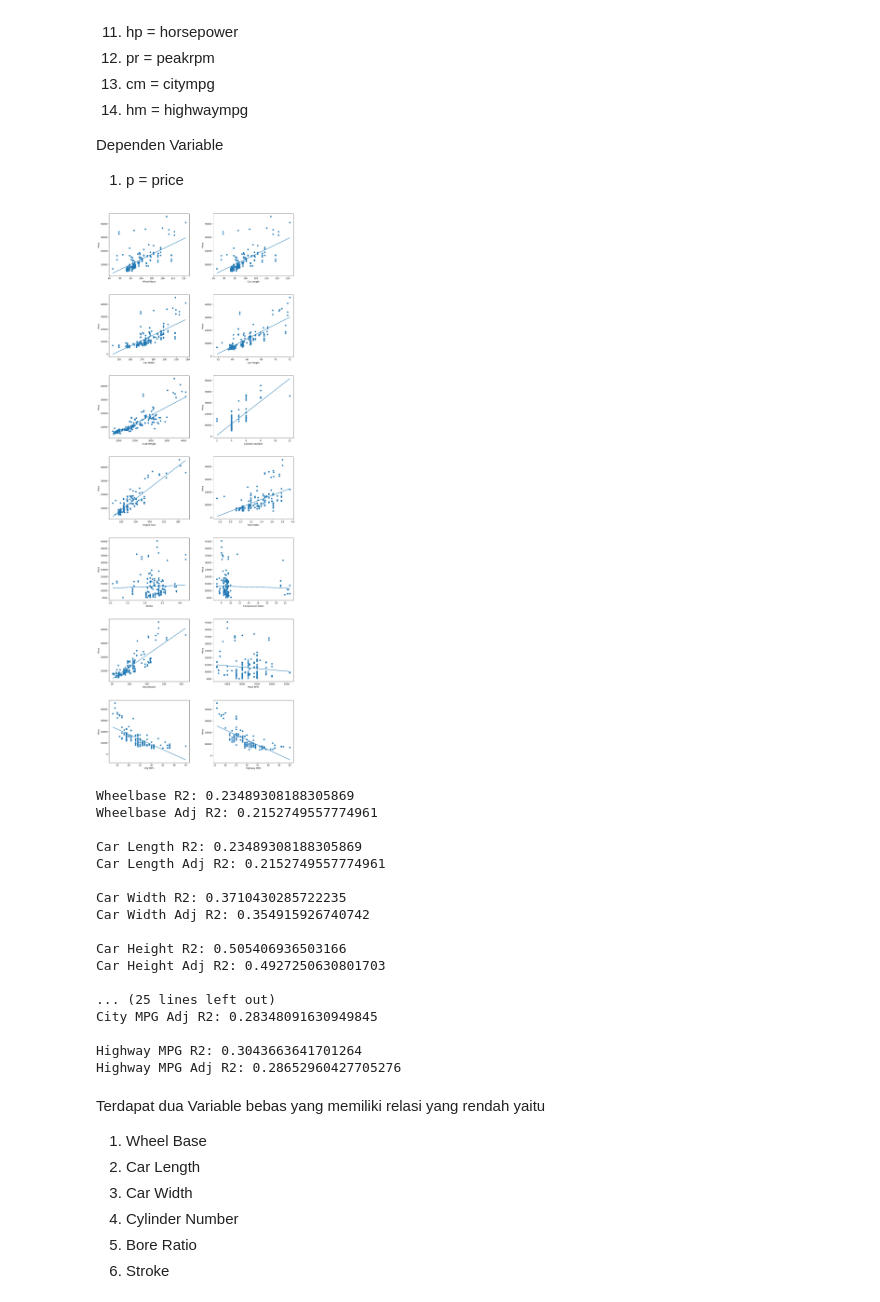
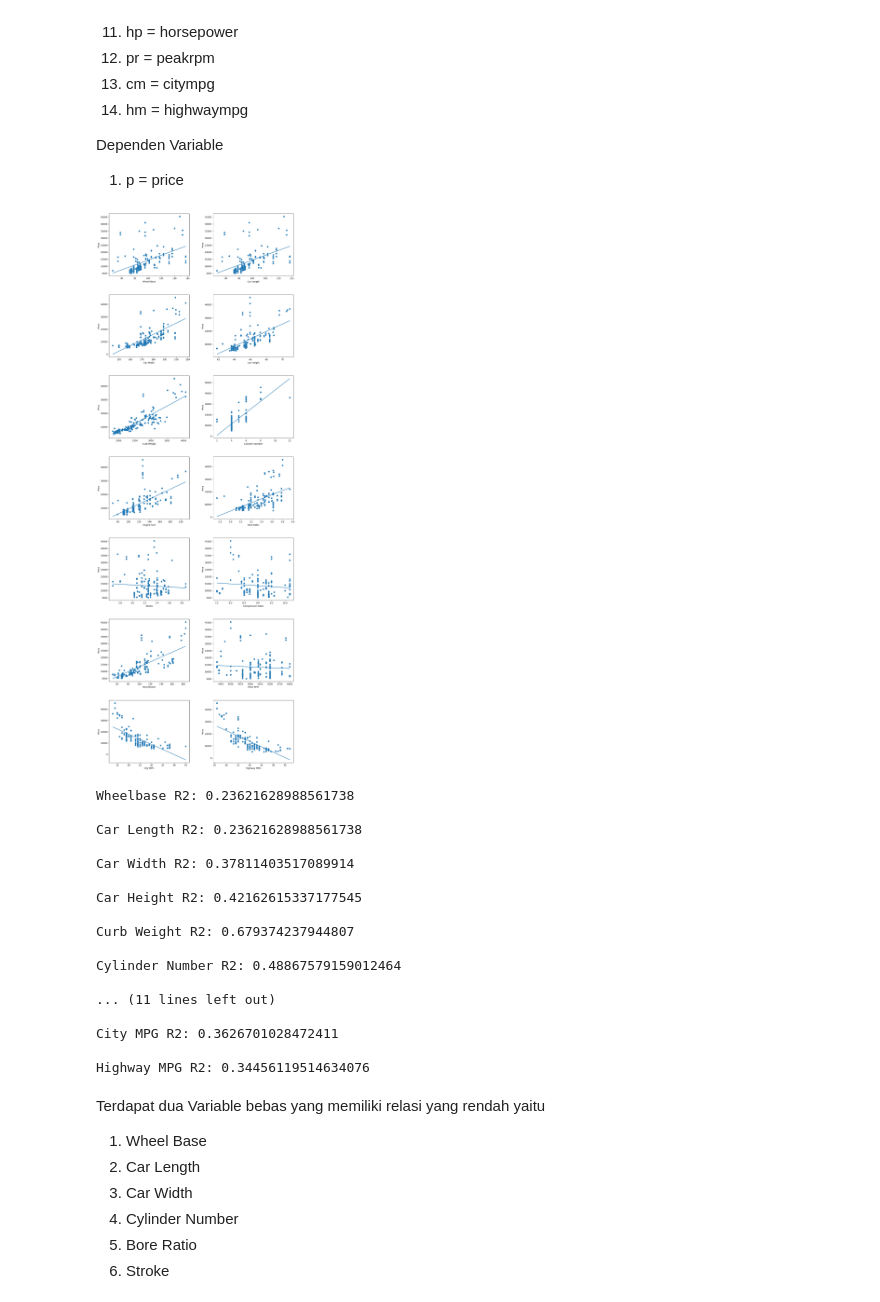
Before and after one commit to laykwokbien/Predicting_Car_Price-Multi-Linear-Regression-Manual, a Jupyter notebook: Predicting_Car_Price_(Multi_Linear_Regression_Manual).ipynb, the cells around one changed output. Drawn from its saved outputs; the diff is of its cells as text; code cells hidden in the pictures.

```diff
--- a/Predicting_Car_Price_(Multi_Linear_Regression_Manual).ipynb
+++ b/Predicting_Car_Price_(Multi_Linear_Regression_Manual).ipynb
@@ -95,0 +617,3 @@ flt = df['symboling']
+# %%
+OutlierCityMPG = ValOutlier(np.array(sorted(df['citympg'])))
+OutlierCityMPG.AcceptableValue(), OutlierCityMPG.z_score, OutlierCityMPG.data
@@ -95,0 +635,3 @@ flt = df['symboling']
+# %%
+df.loc[:, 'citympg'] = df['citympg'].apply(lambda x : int(OutlierCityMPG.mean) if x >= OutlierCityMPG.Max or x <= OutlierCityMPG.Min else x)
+np.array(sorted(df['citympg']))
@@ -95,0 +651,3 @@ flt = df['symboling']
+# %%
+OutlierHighwayMPG = ValOutlier(np.array(sorted(df['highwaympg'])))
+OutlierHighwayMPG.AcceptableValue(), OutlierHighwayMPG.z_score, OutlierHighwayMPG.data
@@ -95,0 +669,3 @@ flt = df['symboling']
+# %%
+df.loc[:, 'highwaympg'] = df['highwaympg'].apply(lambda x : int(OutlierHighwayMPG.mean) if x >= OutlierHighwayMPG.Max or x <= OutlierHighwayMPG.Min else x)
+np.array(sorted(df['highwaympg']))
@@ -280,66 +856,52 @@ plt.show()
 
 print(f"""
 Wheelbase R2: {wbvsp.r2score}
-Wheelbase Adj R2: {wbvsp.adj_r2score}
 
 Car Length R2: {clvsp.r2score}
-Car Length Adj R2: {clvsp.adj_r2score}
 
 Car Width R2: {cwvsp.r2score}
-Car Width Adj R2: {cwvsp.adj_r2score}
 
 Car Height R2: {chvsp.r2score}
-Car Height Adj R2: {chvsp.adj_r2score}
 
 Curb Weight R2: {cwevsp.r2score}
-Curb Weight Adj R2: {cwevsp.adj_r2score}
 
 Cylinder Number R2: {cnvsp.r2score}
-Cylinder Number Adj R2: {cnvsp.adj_r2score}
 
 Engine Size R2: {esvsp.r2score}
-Engine Size Adj R2: {esvsp.adj_r2score}
 
 Bore Ratio R2: {brvsp.r2score}
-Bore Ratio Adj R2: {brvsp.adj_r2score}
 
 Stroke R2: {svsp.r2score}
-Stroke Adj R2: {svsp.adj_r2score}
 
 Compression Ratio R2: {crvsp.r2score}
-Compression Ratio Adj R2: {crvsp.adj_r2score}
 
 Horse Power R2: {hpvsp.r2score}
-Horse Power Adj R2: {hpvsp.adj_r2score}
 
 Peak RPM R2: {prvsp.r2score}
-Peak RPM Adj R2: {prvsp.adj_r2score}
 
 City MPG R2: {cmvsp.r2score}
-City MPG Adj R2: {cmvsp.adj_r2score}
 
 Highway MPG R2: {hmvsp.r2score}
-Highway MPG Adj R2: {hmvsp.adj_r2score}
 """)
 # %% [output]
-[figure, old version]
+[figure, new version]
-Wheelbase R2: 0.23489308188305869
-Wheelbase Adj R2: 0.2152749557774961
+Wheelbase R2: 0.23621628988561738
 
-Car Length R2: 0.23489308188305869
-Car Length Adj R2: 0.2152749557774961
+Car Length R2: 0.23621628988561738
 
-Car Width R2: 0.3710430285722235
-Car Width Adj R2: 0.354915926740742
+Car Width R2: 0.37811403517089914
 
-Car Height R2: 0.505406936503166
-Car Height Adj R2: 0.4927250630801703
+Car Height R2: 0.42162615337177545
 
-... (25 lines left out)
-City MPG Adj R2: 0.28348091630949845
+Curb Weight R2: 0.679374237944807
 
-Highway MPG R2: 0.3043663641701264
-Highway MPG Adj R2: 0.28652960427705276
+Cylinder Number R2: 0.48867579159012464
+
+... (11 lines left out)
+
+City MPG R2: 0.3626701028472411
+
+Highway MPG R2: 0.34456119514634076
 # %% [markdown]
 Terdapat dua Variable bebas yang memiliki relasi yang rendah yaitu
 
```
Also changed, not shown: parts of 38 cells of this notebook.
